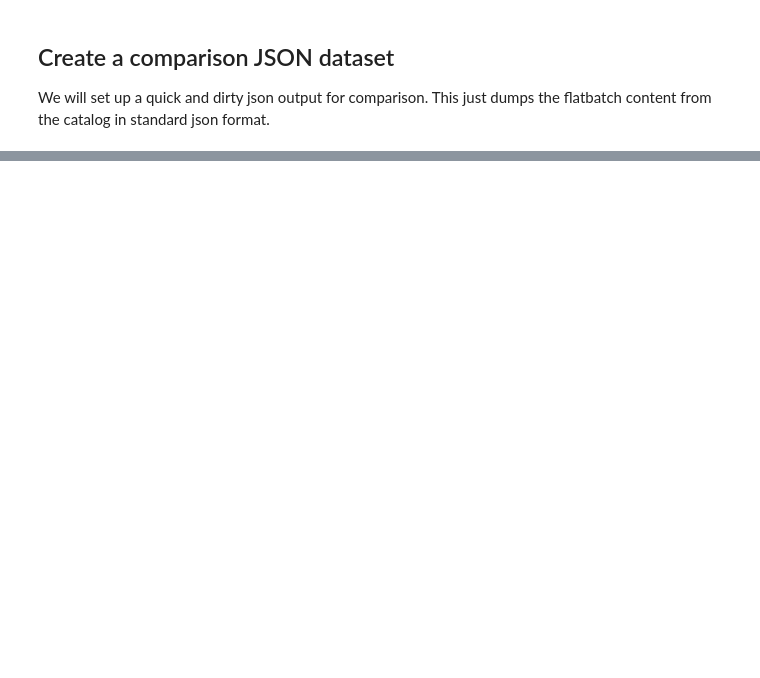
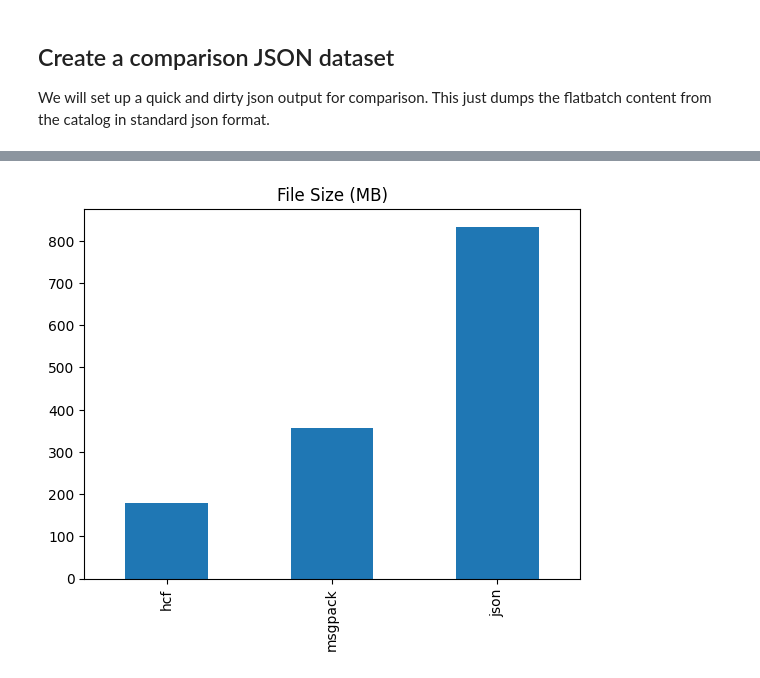
Before and after one commit to hushh-labs/hushh-vibe-catalog, a Jupyter notebook: notebooks/Create Catalog.ipynb, the cells around one changed output, grey strips where cells are left out. Saved outputs shown, nothing was run; the diff lists cells and outputs as text; code cells hidden in the pictures; blank space fills up the shorter version.

```diff
--- a/notebooks/Create Catalog.ipynb
+++ b/notebooks/Create Catalog.ipynb
@@ -118,0 +191,4 @@ In this particular example, HCF is **~10K times** faster for loading a similar j
+# %%
+dat2.mean().plot.bar(title="File Size (MB)");
+# %% [output]
+[figure, added]
```
Also changed, not shown: parts of 18 cells of this notebook, 3 other files.
